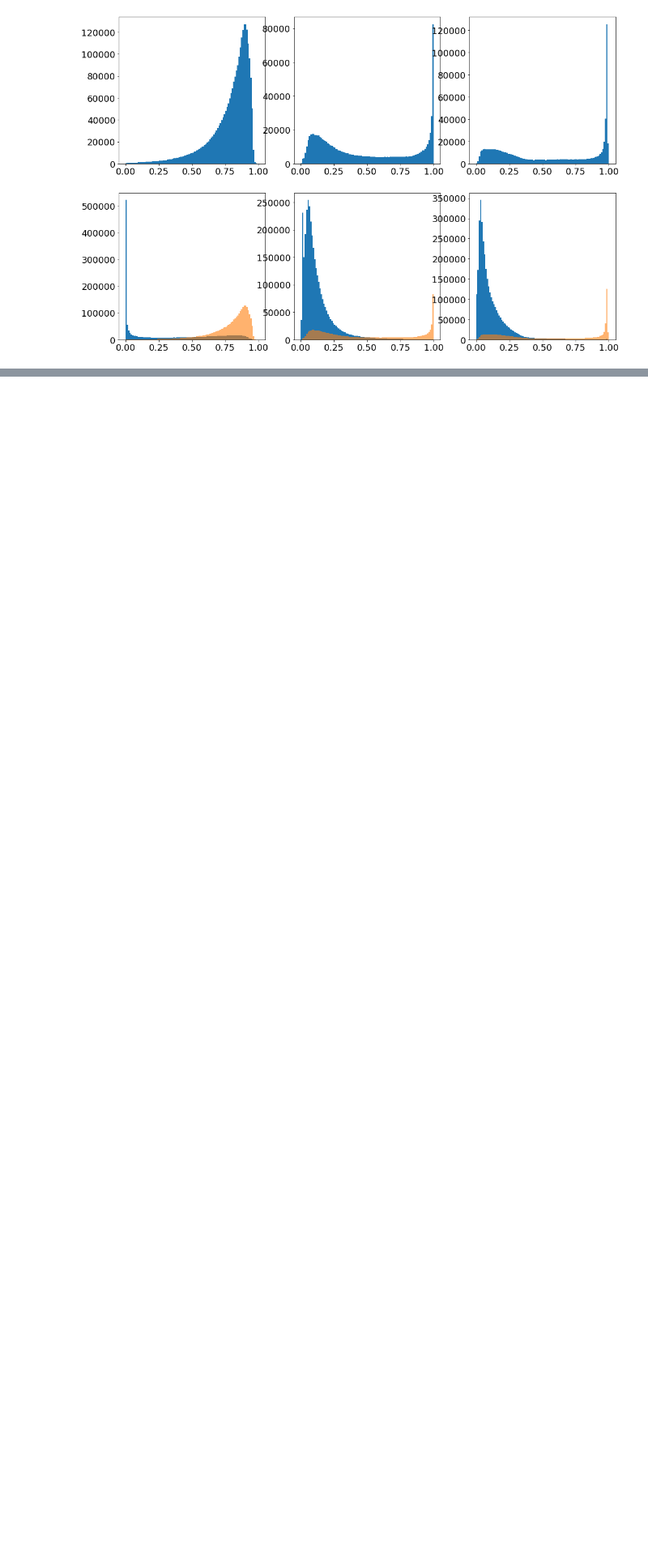
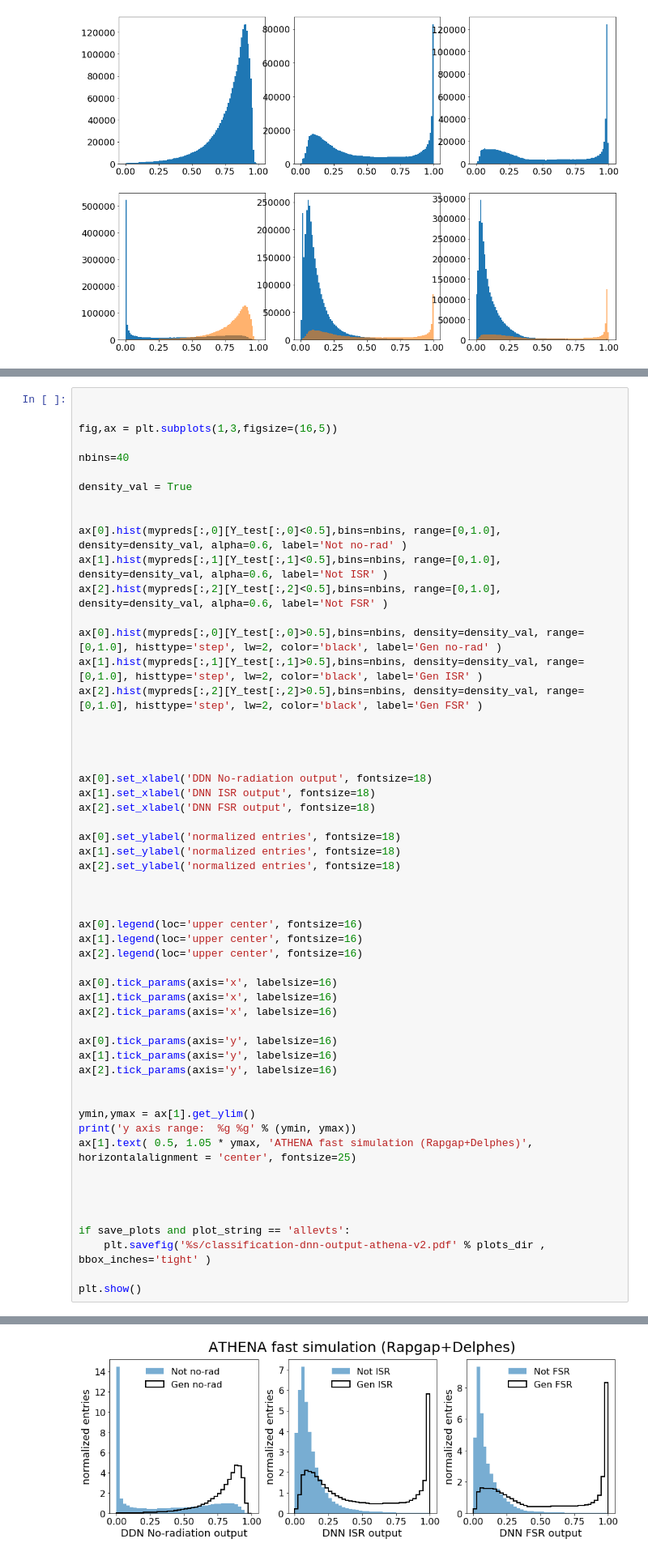
Before and after one commit to owen234/DIS-reco, a Jupyter notebook: NN_athena_classify_then_reg_plots_subsel_v2.ipynb, the cells around one changed output, grey strips where cells are left out. Shown at 81% size. Saved outputs shown, nothing was run; the diff lists cells and outputs as text; blank space fills up the shorter version.

Commit message:
improved versions of figures that had color-filled hists

```diff
--- a/NN_athena_classify_then_reg_plots_subsel_v2.ipynb
+++ b/NN_athena_classify_then_reg_plots_subsel_v2.ipynb
@@ -478 +478,57 @@ y axis range:  0 7.51091
 [figure]
+# %%
+
+
+fig,ax = plt.subplots(1,3,figsize=(16,5))
+
+nbins=40
+
+density_val = True
+
+
+ax[0].hist(mypreds[:,0][Y_test[:,0]<0.5],bins=nbins, range=[0,1.0], density=density_val, alpha=0.6, label='Not no-rad' )
+ax[1].hist(mypreds[:,1][Y_test[:,1]<0.5],bins=nbins, range=[0,1.0], density=density_val, alpha=0.6, label='Not ISR' )
+ax[2].hist(mypreds[:,2][Y_test[:,2]<0.5],bins=nbins, range=[0,1.0], density=density_val, alpha=0.6, label='Not FSR' )
+
+ax[0].hist(mypreds[:,0][Y_test[:,0]>0.5],bins=nbins, density=density_val, range=[0,1.0], histtype='step', lw=2, color='black', label='Gen no-rad' )
+ax[1].hist(mypreds[:,1][Y_test[:,1]>0.5],bins=nbins, density=density_val, range=[0,1.0], histtype='step', lw=2, color='black', label='Gen ISR' )
+ax[2].hist(mypreds[:,2][Y_test[:,2]>0.5],bins=nbins, density=density_val, range=[0,1.0], histtype='step', lw=2, color='black', label='Gen FSR' )
+
+
+
+
+ax[0].set_xlabel('DDN No-radiation output', fontsize=18)
+ax[1].set_xlabel('DNN ISR output', fontsize=18)
+ax[2].set_xlabel('DNN FSR output', fontsize=18)
+
+ax[0].set_ylabel('normalized entries', fontsize=18)
+ax[1].set_ylabel('normalized entries', fontsize=18)
+ax[2].set_ylabel('normalized entries', fontsize=18)
+
+
+
+ax[0].legend(loc='upper center', fontsize=16)
+ax[1].legend(loc='upper center', fontsize=16)
+ax[2].legend(loc='upper center', fontsize=16)
+
+ax[0].tick_params(axis='x', labelsize=16)
+ax[1].tick_params(axis='x', labelsize=16)
+ax[2].tick_params(axis='x', labelsize=16)
+
+ax[0].tick_params(axis='y', labelsize=16)
+ax[1].tick_params(axis='y', labelsize=16)
+ax[2].tick_params(axis='y', labelsize=16)
+
+
+ymin,ymax = ax[1].get_ylim()
+print('y axis range:  %g %g' % (ymin, ymax))
+ax[1].text( 0.5, 1.05 * ymax, 'ATHENA fast simulation (Rapgap+Delphes)', horizontalalignment = 'center', fontsize=25)
+
+
+
+
+if save_plots and plot_string == 'allevts':
+    plt.savefig('%s/classification-dnn-output-athena-v2.pdf' % plots_dir , bbox_inches='tight' )
+
+plt.show()
+# %% [output]
@@ -479,3 +536,4 @@ y axis range:  0 7.51091
+[figure, added]
 # %%
 fig,ax = plt.subplots(3,2,figsize=(20,30))
 
```
Also changed, not shown: parts of 18 cells of this notebook, 1 other file.
